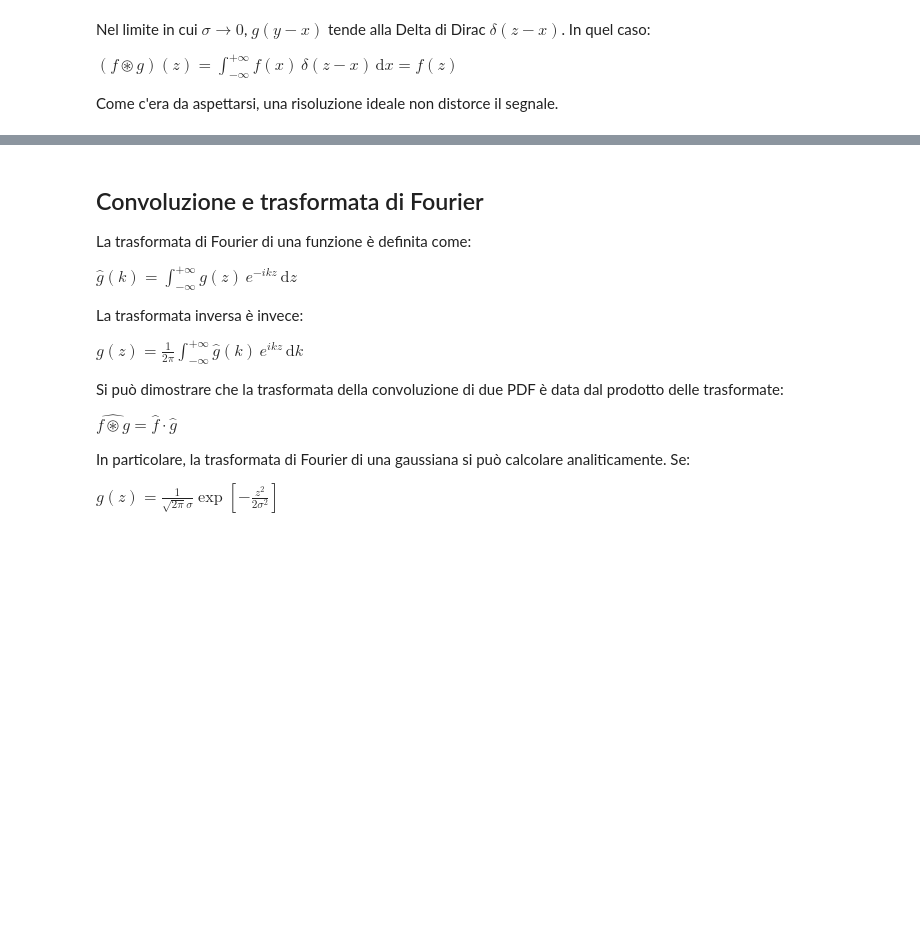
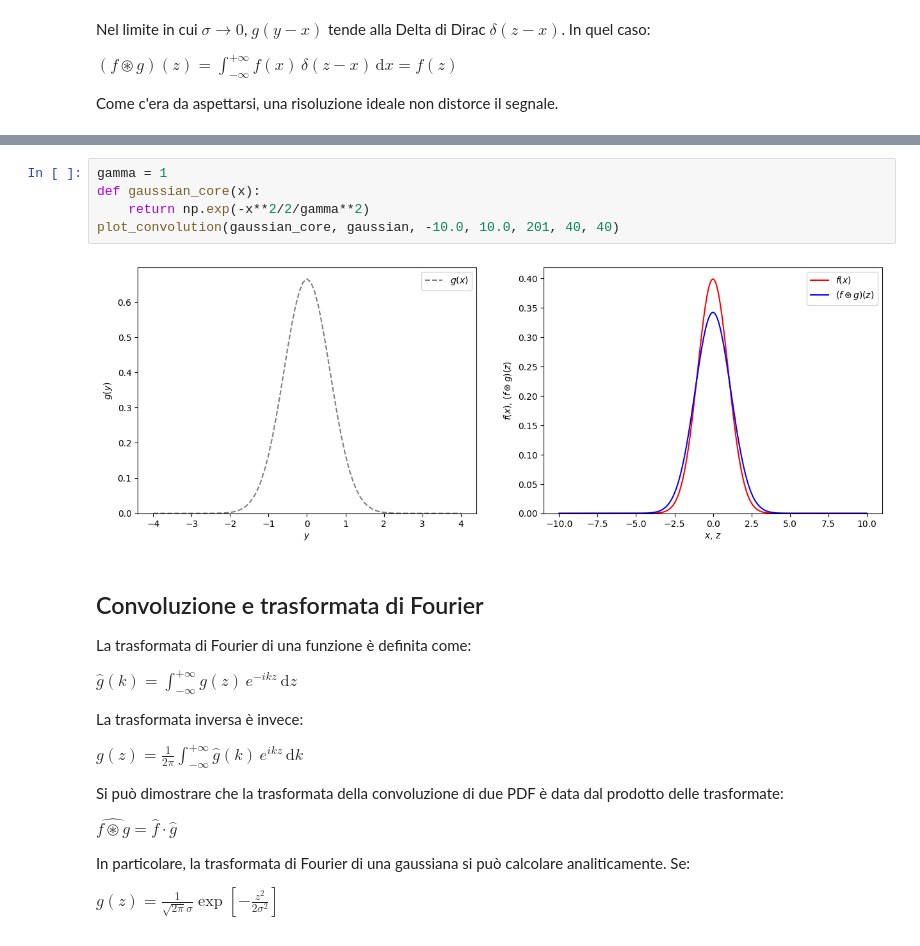
Before and after one commit to lucalista/analisi-dati-2025, a Jupyter notebook: 07.04.00__Convoluzione.ipynb, the cells around one changed output, grey strips where cells are left out. Cells and saved outputs as stored; diff of their text form; blank space fills up the shorter version.

```diff
--- a/07.04.00__Convoluzione.ipynb
+++ b/07.04.00__Convoluzione.ipynb
@@ -121,3 +139,10 @@ Come c'era da aspettarsi, una risoluzione ideale non distorce il segnale.
+# %%
+gamma = 1
+def gaussian_core(x):
+    return np.exp(-x**2/2/gamma**2)
+plot_convolution(gaussian_core, gaussian, -10.0, 10.0, 201, 40, 40)
+# %% [output]
+[figure, added]
 # %% [markdown]
 ## Convoluzione e trasformata di Fourier
 
```
Also changed, not shown: parts of 21 cells of this notebook.
